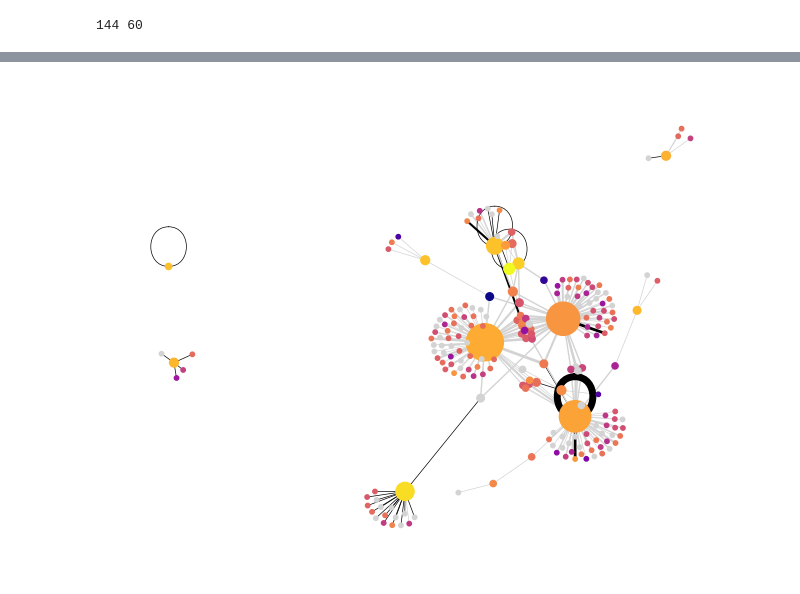
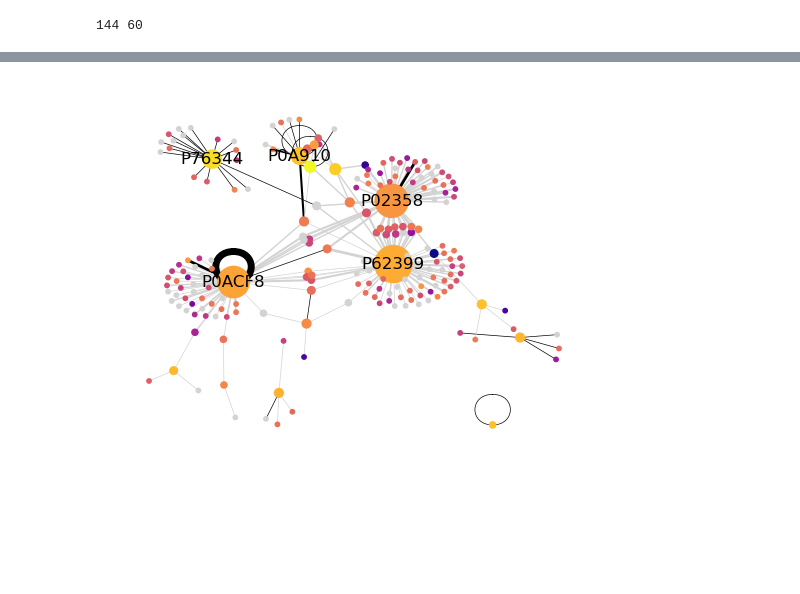
Before and after one commit to gnoiret/VDB_jupyter, a Jupyter notebook: exercices/TP5.ipynb, the cells around one changed output, grey strips where cells are left out. Cells and saved outputs as stored; diff of their text form; code cells hidden in the pictures; blank space fills up the shorter version.

```diff
--- a/exercices/TP5.ipynb
+++ b/exercices/TP5.ipynb
@@ -273,20 +273,26 @@ for abundance in abundances:
 # %%
 palette = 'plasma'
 cmap = plt.get_cmap(palette)
 cNorm = matplotlib.colors.Normalize(vmin = min(real_abundances), vmax = max(real_abundances))
 cNormLog = matplotlib.colors.LogNorm(vmin = min(real_abundances), vmax = max(real_abundances))
 scalarMap = matplotlib.cm.ScalarMappable(norm=cNorm, cmap=plt.get_cmap(palette))
 
 colors = [scalarMap.to_rgba(ab) for ab in abundances]
 
+labels = {}
+for node in G.nodes:
+    labels[node] = node if G.degree[node] > 10 else ''
+
+pos = nx.spring_layout(G, k=0.15)
+nx.draw_networkx_labels(G, pos, labels)
 nx.draw(G, pos, with_labels=False,
         node_color=[colors[i] if abundances[i] > -999 else 'lightgrey' for i in range(len(abundances))],
         node_size=[d[1]*10 for d in G.degree()],
         width=[G.get_edge_data(*e)['count']/2 for e in G.edges],
         edge_color=['black' if G.get_edge_data(*e)['physical'] > 0 else 'lightgrey' for e in G.edges]
 )
 # %% [output]
-[figure, old version]
+[figure, new version]
 # %%
 # GO_node_1 = o._bk.BP.getByName('ion transport')
 # GO_node_2 = o._bk.BP.getById('GO:0006811')
```
Also changed, not shown: parts of 6 cells of this notebook, 1 other file.
